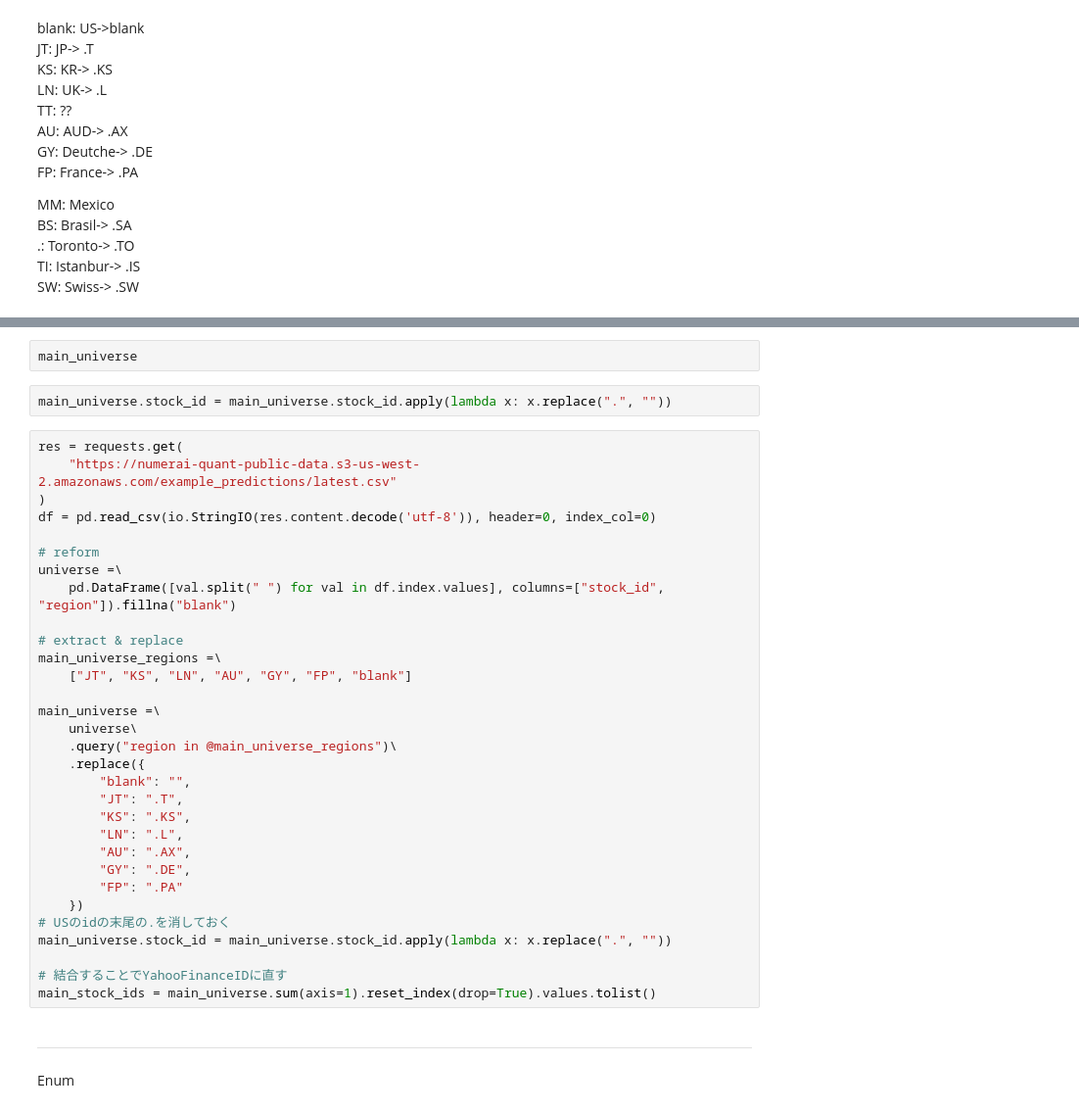
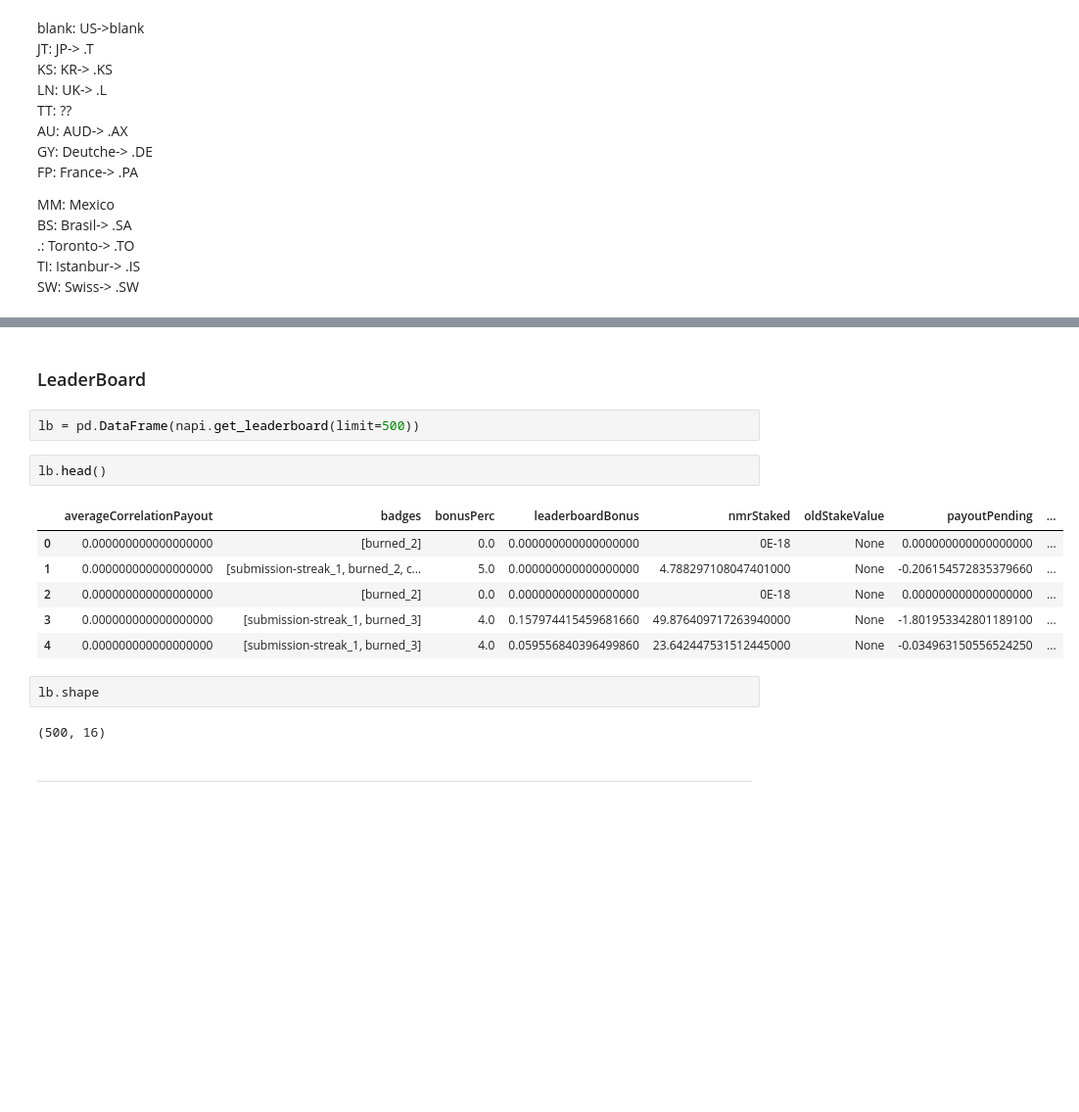
Before and after one commit to tarai2/Numer-ai, a Jupyter notebook: dataset/numerapi_exapmle.ipynb, the cells around one changed output, grey strips where cells are left out. Shown at 98% size. Saved outputs shown, nothing was run; the diff lists cells and outputs as text; blank space fills up the shorter version.

```diff
--- a/dataset/numerapi_exapmle.ipynb
+++ b/dataset/numerapi_exapmle.ipynb
@@ -82,38 +57,19 @@ array(['060980.KS', '108320.KS', '128940.KS', ..., 'GEI', 'EQB', 'WSP'],
-# %%
-main_universe
-# %%
-main_universe.stock_id = main_universe.stock_id.apply(lambda x: x.replace(".", ""))
-# %%
-res = requests.get(
-    "https://numerai-quant-public-data.s3-us-west-2.amazonaws.com/example_predictions/latest.csv"
-)
-df = pd.read_csv(io.StringIO(res.content.decode('utf-8')), header=0, index_col=0)
-
-# reform
-universe =\
-    pd.DataFrame([val.split(" ") for val in df.index.values], columns=["stock_id", "region"]).fillna("blank")
-
-# extract & replace
-main_universe_regions =\
-    ["JT", "KS", "LN", "AU", "GY", "FP", "blank"]
-
-main_universe =\
-    universe\
-    .query("region in @main_universe_regions")\
-    .replace({
-        "blank": "",
-        "JT": ".T",
-        "KS": ".KS",
-        "LN": ".L",
-        "AU": ".AX",
-        "GY": ".DE",
-        "FP": ".PA"
-    })
-# USのidの末尾の.を消しておく
-main_universe.stock_id = main_universe.stock_id.apply(lambda x: x.replace(".", ""))
-
-# 結合することでYahooFinanceIDに直す
-main_stock_ids = main_universe.sum(axis=1).reset_index(drop=True).values.tolist()
+# %% [markdown]
+### LeaderBoard
+# %%
+lb = pd.DataFrame(napi.get_leaderboard(limit=500))
+# %%
+lb.head()
+# %% [output]
+|  | averageCorrelationPayout | badges | bonusPerc | leaderboardBonus | nmrStaked | oldStakeValue | payoutPending | ... |
+| 0 | 0.000000000000000000 | [burned_2] | 0.0 | 0.000000000000000000 | 0E-18 | None | 0.000000000000000000 | ... |
+| 1 | 0.000000000000000000 | [submission-streak_1, burned_2, c... | 5.0 | 0.000000000000000000 | 4.788297108047401000 | None | -0.206154572835379660 | ... |
+| 2 | 0.000000000000000000 | [burned_2] | 0.0 | 0.000000000000000000 | 0E-18 | None | 0.000000000000000000 | ... |
+| 3 | 0.000000000000000000 | [submission-streak_1, burned_3] | 4.0 | 0.157974415459681660 | 49.876409717263940000 | None | -1.801953342801189100 | ... |
+| 4 | 0.000000000000000000 | [submission-streak_1, burned_3] | 4.0 | 0.059556840396499860 | 23.642447531512445000 | None | -0.034963150556524250 | ... |
+# %%
+lb.shape
+# %% [output]
+(500, 16)
 # %% [markdown]
 ---
-Enum
```
Also changed, not shown: parts of 19 cells of this notebook, 15 other files.
